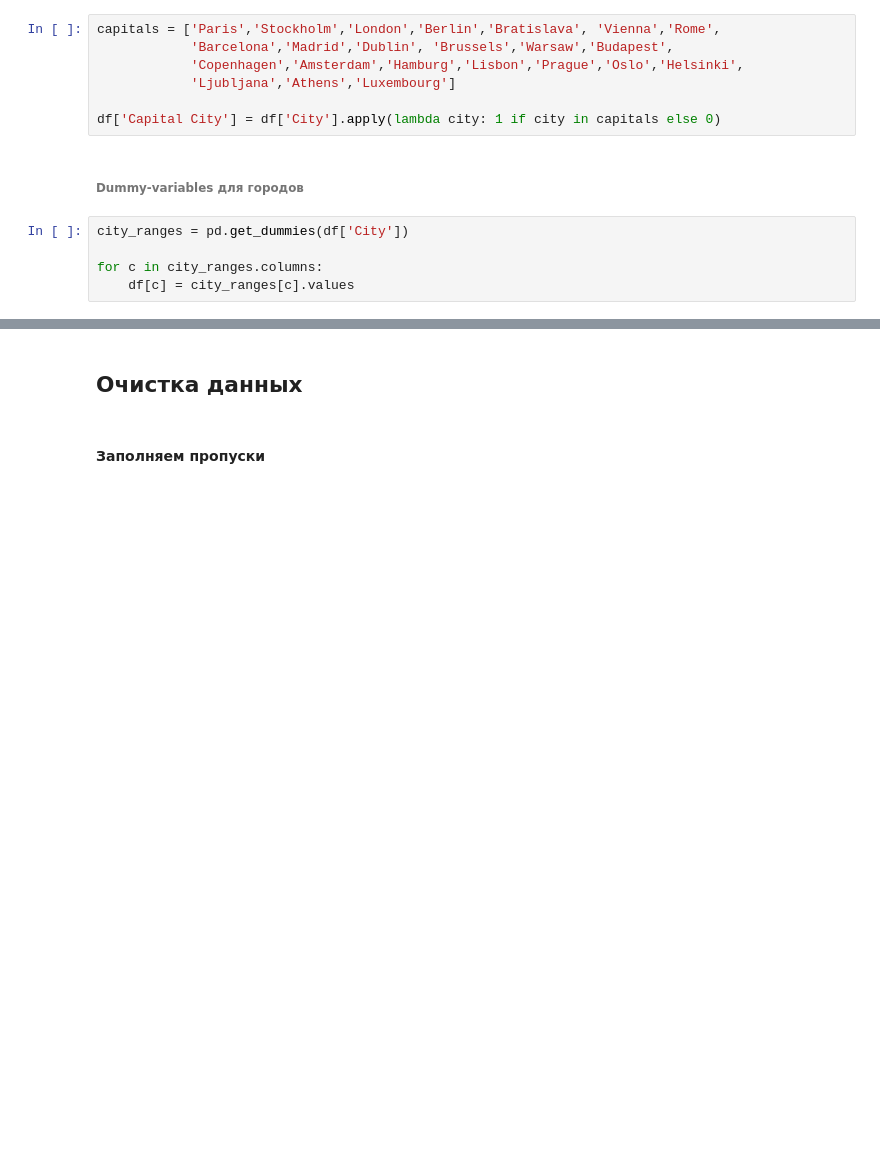
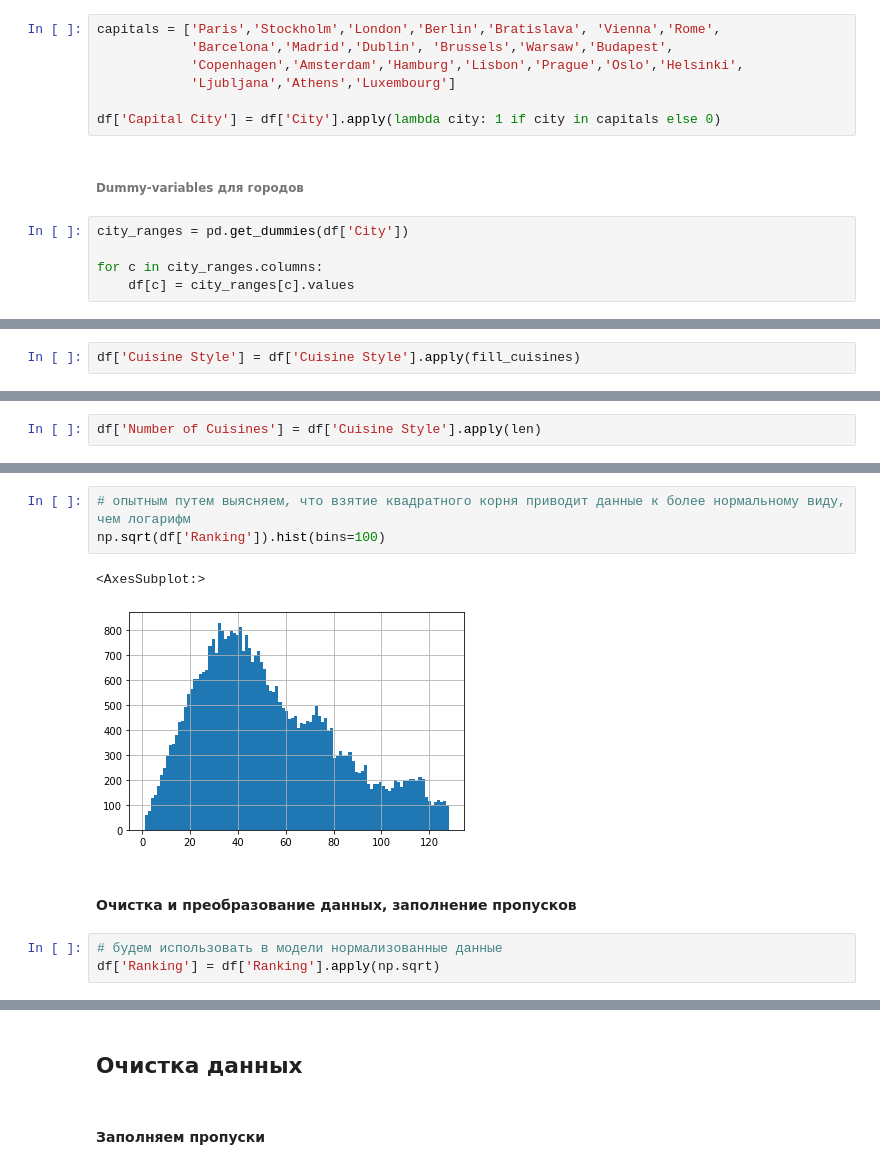
Before and after one commit to Tannheuser/Skillfactory, a Jupyter notebook: module_3/project/model.ipynb, the cells around one changed output, grey strips where cells are left out. Drawn from its saved outputs; the diff is of its cells as text; blank space fills up the shorter version.

```diff
--- a/module_3/project/model.ipynb
+++ b/module_3/project/model.ipynb
@@ -183,0 +224,2 @@ for c in city_ranges.columns:
+# %%
+df['Cuisine Style'] = df['Cuisine Style'].apply(fill_cuisines)
@@ -183,0 +228,2 @@ for c in city_ranges.columns:
+# %%
+df['Number of Cuisines'] = df['Cuisine Style'].apply(len)
@@ -183,0 +238,11 @@ for c in city_ranges.columns:
+# %%
+# опытным путем выясняем, что взятие квадратного корня приводит данные к более нормальному виду, чем логарифм
+np.sqrt(df['Ranking']).hist(bins=100)
+# %% [output]
+<AxesSubplot:>
+[figure, added]
+# %% [markdown]
+#### Очистка и преобразование данных, заполнение пропусков
+# %%
+# будем использовать в модели нормализованные данные
+df['Ranking'] = df['Ranking'].apply(np.sqrt)
```
Also changed, not shown: parts of 25 cells of this notebook.
